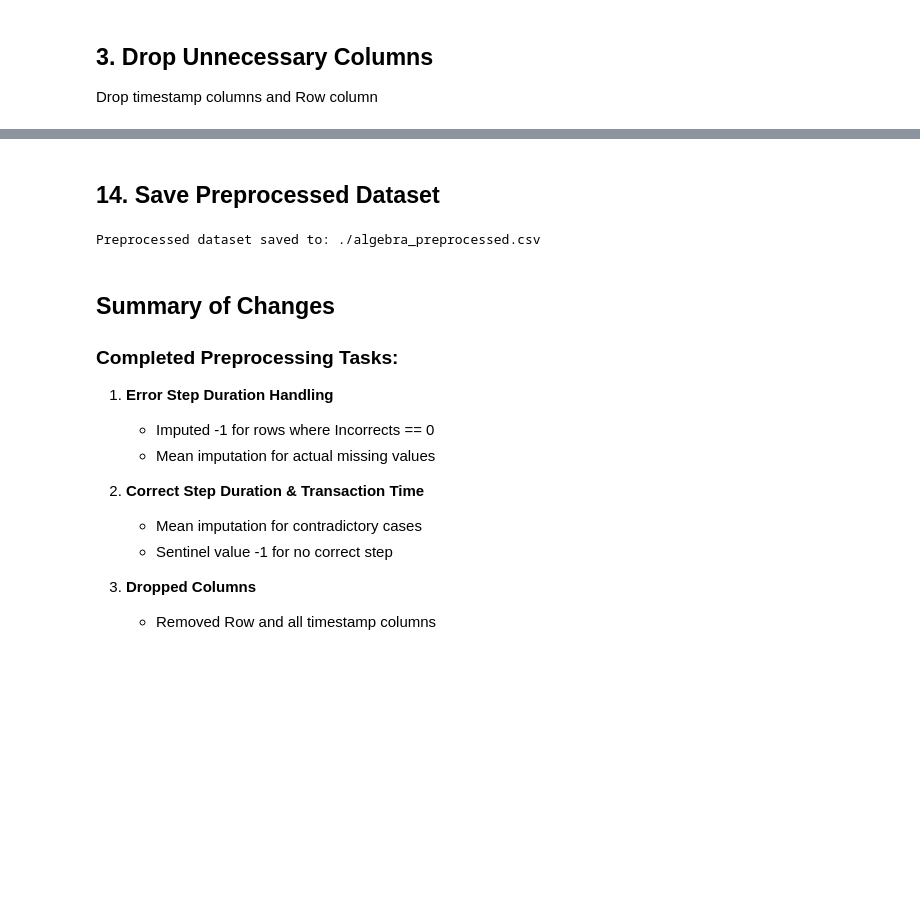
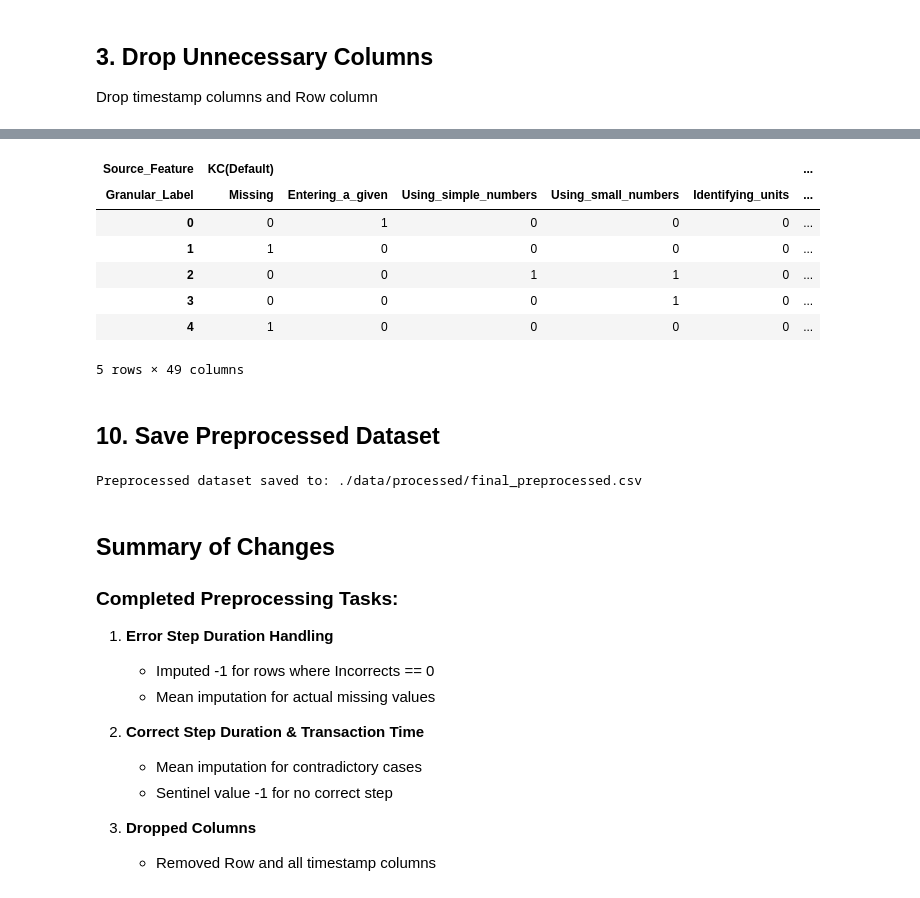
Before and after one commit to BlockchainDlamini/COS781_Data_Mining_Project, a Jupyter notebook: preprocessing.ipynb, the cells around one changed output, grey strips where cells are left out. Drawn from its saved outputs; the diff is of its cells as text; code cells hidden in the pictures; blank space fills up the shorter version.

```diff
--- a/preprocessing.ipynb
+++ b/preprocessing.ipynb
@@ -629,12 +520,42 @@ df.head(10)
+# %%
+# Active: Dynamic list of all umbrella labels
+all_labels = df_multi_idx.columns.get_level_values(0).unique().tolist()
+
+# Alternative: Hardcoded list of original categorical columns only (Commented out)
+# all_labels = ['KC(Default)', 'Problem Hierarchy', 'Problem Name', 'Step Name']
+
+def filter_top_n_features(df_multi: pd.DataFrame, labels: list, n: int = 5) -> pd.DataFrame:
+    selected_cols = []
+
+    for umbrella in labels:
+        # Check if label exists to avoid errors with the hardcoded list
+        if umbrella in df_multi.columns.get_level_values(0):
+            # Sum 1s, get top n indices
+            top_granular = df_multi[umbrella].sum().nlargest(n).index
+            selected_cols.extend([(umbrella, label) for label in top_granular])
+
+    return df_multi[selected_cols]
+
+df_final = filter_top_n_features(df_multi_idx, labels=all_labels, n=5)
+df_final.head()
+# %% [output]
+| Source_Feature | KC(Default) |  |  |  |  | ... |
+| Granular_Label | Missing | Entering_a_given | Using_simple_numbers | Using_small_numbers | Identifying_units | ... |
+| 0 | 0 | 1 | 0 | 0 | 0 | ... |
+| 1 | 1 | 0 | 0 | 0 | 0 | ... |
+| 2 | 0 | 0 | 1 | 1 | 0 | ... |
+| 3 | 0 | 0 | 0 | 1 | 0 | ... |
+| 4 | 1 | 0 | 0 | 0 | 0 | ... |
+5 rows × 49 columns
 # %% [markdown]
-## 14. Save Preprocessed Dataset
+## 10. Save Preprocessed Dataset
 # %%
 # Save preprocessed dataset
-output_path = './algebra_preprocessed.csv'
-df.to_csv(output_path, index=False)
+output_path = './data/processed/final_preprocessed.csv'
+df_final.to_csv(output_path, index=False)
 print(f"\nPreprocessed dataset saved to: {output_path}")
 # %% [output]
-Preprocessed dataset saved to: ./algebra_preprocessed.csv
+Preprocessed dataset saved to: ./data/processed/final_preprocessed.csv
 # %% [markdown]
 ## Summary of Changes
 
```
Also changed, not shown: parts of 42 cells of this notebook, 12 other files.
